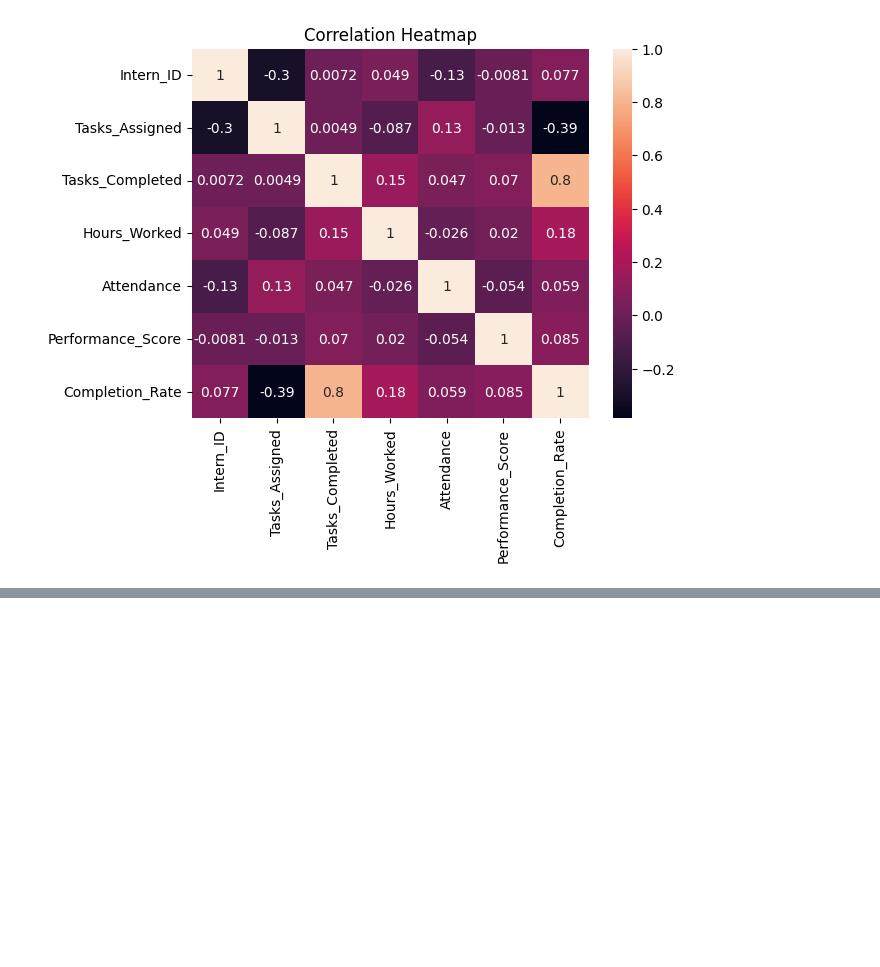
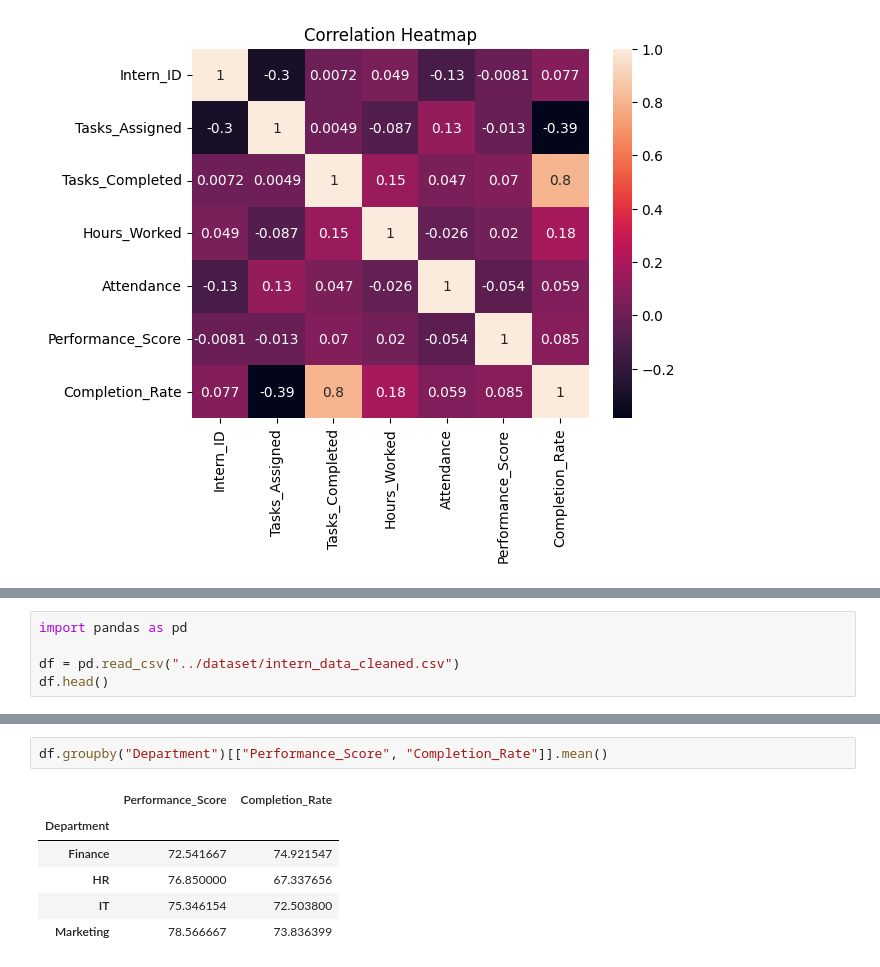
Before and after one commit to DHANYADEVISIVARAJ/Intern_Performance_Dashboard, a Jupyter notebook: Notebooks/data_preprocessing.ipynb, the cells around one changed output, grey strips where cells are left out. Saved outputs shown, nothing was run; the diff lists cells and outputs as text; blank space fills up the shorter version.

```diff
--- a/Notebooks/data_preprocessing.ipynb
+++ b/Notebooks/data_preprocessing.ipynb
@@ -233,0 +258,5 @@ plt.show()
+# %%
+import pandas as pd
+
+df = pd.read_csv("../dataset/intern_data_cleaned.csv")
+df.head()
@@ -233,0 +288,9 @@ plt.show()
+# %%
+df.groupby("Department")[["Performance_Score", "Completion_Rate"]].mean()
+# %% [output]
+|  | Performance_Score | Completion_Rate |
+| Department |  |  |
+| Finance | 72.541667 | 74.921547 |
+| HR | 76.850000 | 67.337656 |
+| IT | 75.346154 | 72.503800 |
+| Marketing | 78.566667 | 73.836399 |
```
Also changed, not shown: parts of 7 cells of this notebook, 1 other file.
